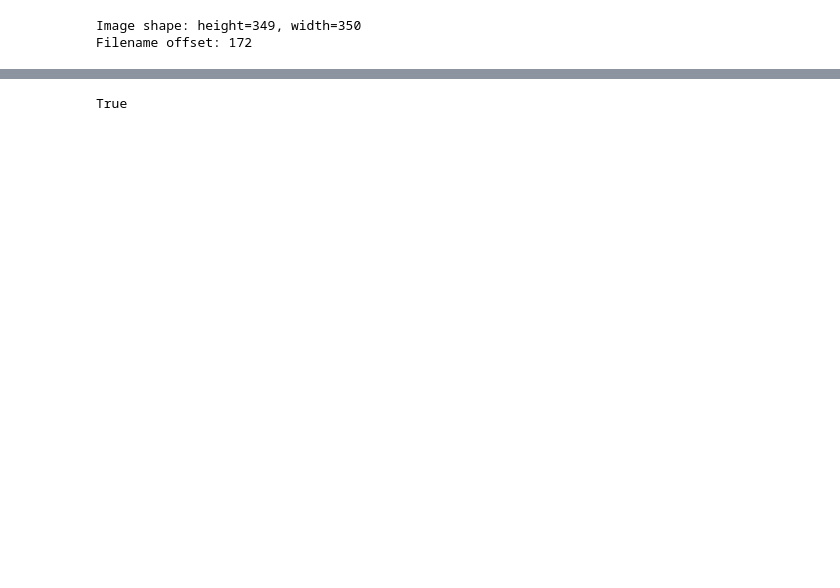
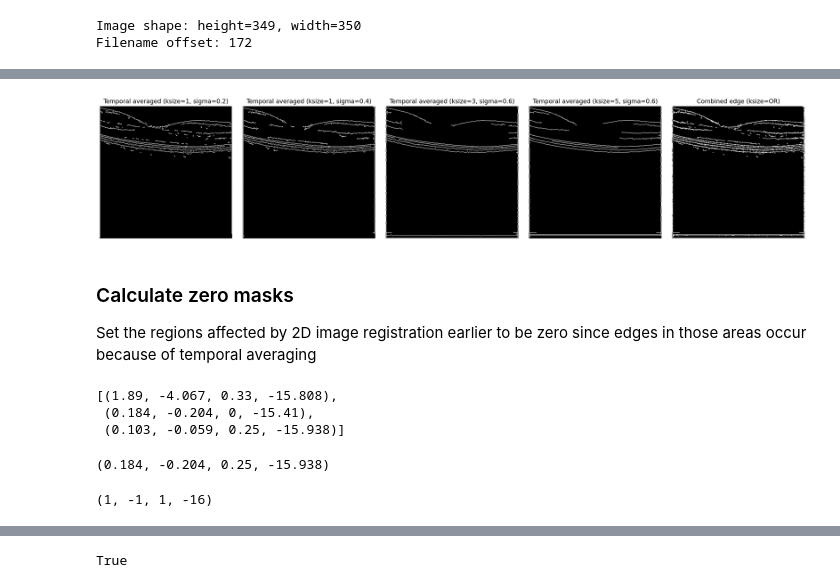
Before and after one commit to leephilipx/intelligent-system-design, a Jupyter notebook: part2/temporal_averaging.ipynb, the cells around one changed output, grey strips where cells are left out. Cells and saved outputs as stored; diff of their text form; code cells hidden in the pictures; blank space fills up the shorter version.

```diff
--- a/part2/temporal_averaging.ipynb
+++ b/part2/temporal_averaging.ipynb
@@ -28,0 +117,70 @@ with imageio.get_writer('viz_outputs/retina2.gif', mode='I', fps=30) as writer:
+# %%
+def auto_canny(image, sigma=0.33):
+	image = image.astype(np.uint8)
+	H, W = image.shape[:2]
+	# compute the median of the single channel pixel intensities
+	v = np.median(image)
+	# apply automatic Canny edge detection using the computed median
+	lower = int(max(0, (1.0 - sigma) * v))
+	upper = int(min(255, (1.0 + sigma) * v))
+	edged = cv2.Canny(image, lower, upper)
+	# return the edged image
+	return edged
+# %%
+AUTO_CANNY_SIGMA = [0.2, 0.4, 0.6, 0.6]
+tavg_edge_images = []
+
+fig, ax = plt.subplots(1, 5, figsize=(20, 4), facecolor='white', dpi=200)
+
+for i, j in zip(range(4), [0, 0, 1, 2]):
+    tavg = tavg_images[j]
+    tavg = auto_canny(tavg, AUTO_CANNY_SIGMA[i])
+    tavg_edge_images.append(tavg)
+    ax[i].imshow(tavg, cmap='gray')
+    ax[i].set_title(f'Temporal averaged (ksize={2*j+1}, sigma={AUTO_CANNY_SIGMA[i]})')
+    ax[i].axis('off')
+
+edge = np.clip(np.sum(tavg_edge_images, axis=0), 0, 255).astype(np.uint8)
+ax[-1].imshow(edge, cmap='gray')
+ax[-1].set_title('Combined edge (ksize=OR)')
+ax[-1].axis('off')
+
+plt.tight_layout()
+plt.show()
+# %% [output]
+[figure, added]
+# %% [markdown]
+### Calculate zero masks
+
+Set the regions affected by 2D image registration earlier to be zero since edges in those areas occur because of temporal averaging
+# %%
+# (shift_lr_pos, shift_lr_neg, shift_ud_pos, shift_ud_neg)
+
+minmax_shifts
+# %% [output]
+[(1.89, -4.067, 0.33, -15.808),
+ (0.184, -0.204, 0, -15.41),
+ (0.103, -0.059, 0.25, -15.938)]
+# %%
+edge_shift_lr_pos = max([shifts[0] for shifts in minmax_shifts[1:]])
+edge_shift_lr_neg = min([shifts[1] for shifts in minmax_shifts[1:]])
+edge_shift_ud_pos = max([shifts[2] for shifts in minmax_shifts[1:]])
+edge_shift_ud_neg = min([shifts[3] for shifts in minmax_shifts[1:]])
+
+edge_shift_lr_pos, edge_shift_lr_neg, edge_shift_ud_pos, edge_shift_ud_neg
+# %% [output]
+(0.184, -0.204, 0.25, -15.938)
+# %%
+edge_shift_lr_pos = int(edge_shift_lr_pos) + 1
+edge_shift_lr_neg = int(edge_shift_lr_neg) - 1
+edge_shift_ud_pos = int(edge_shift_ud_pos) + 1
+edge_shift_ud_neg = int(edge_shift_ud_neg) - 1
+
+edge_shift_lr_pos = edge_shift_lr_pos if edge_shift_lr_pos > 0 else 0
+edge_shift_lr_neg = edge_shift_lr_neg if edge_shift_lr_neg < 0 else -1
+edge_shift_ud_pos = edge_shift_ud_pos if edge_shift_ud_pos > 0 else 0
+edge_shift_ud_neg = edge_shift_ud_neg if edge_shift_ud_neg < 0 else -1
+
+edge_shift_lr_pos, edge_shift_lr_neg, edge_shift_ud_pos, edge_shift_ud_neg
+# %% [output]
+(1, -1, 1, -16)
```
Also changed, not shown: parts of 26 cells of this notebook, 2 other files.
